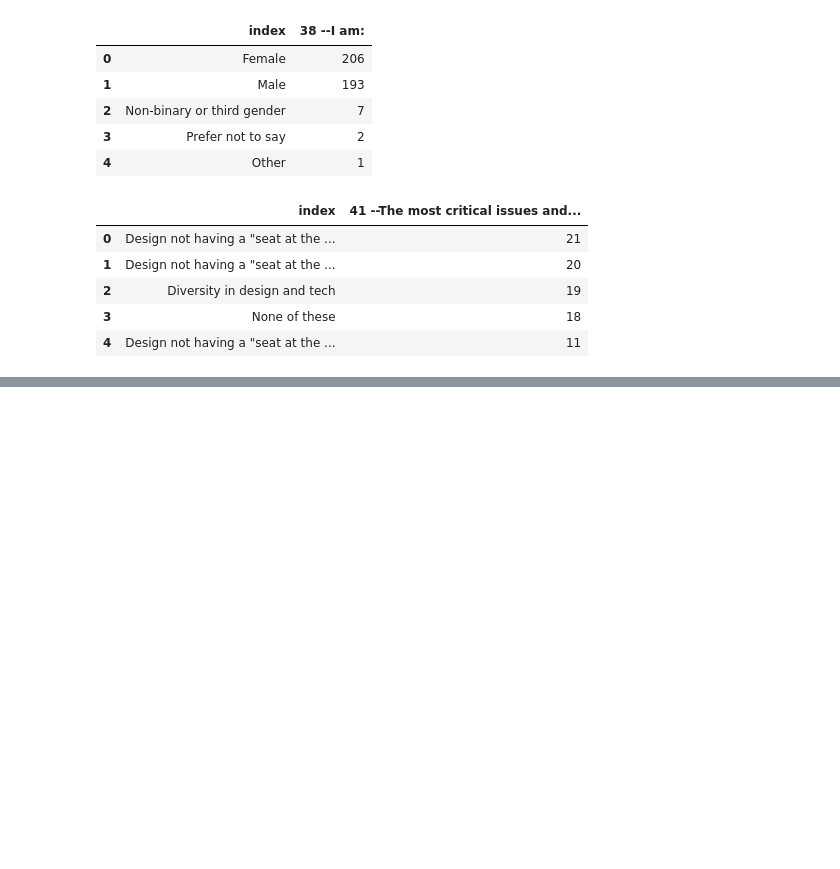
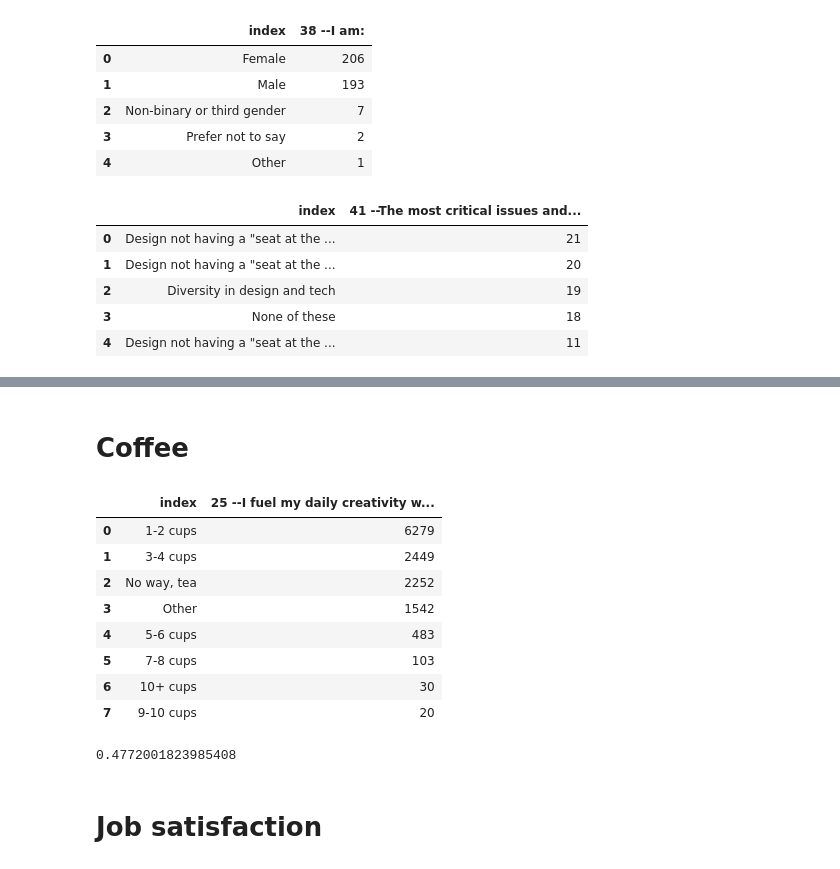
Before and after one commit to helloeujin/python, a Jupyter notebook: design.ipynb, the cells around one changed output, grey strips where cells are left out. Saved outputs shown, nothing was run; the diff lists cells and outputs as text; code cells hidden in the pictures; blank space fills up the shorter version.

Commit message:
paygap, job satisfaction, coffee

```diff
--- a/design.ipynb
+++ b/design.ipynb
@@ -185,0 +347,20 @@ black_challenges.value_counts().sort_values(ascending=False).reset_index().head(
+# %% [markdown]
+# Coffee
+# %%
+data['25 --I fuel my daily creativity with coffee:'].value_counts().reset_index()
+# %% [output]
+|  | index | 25 --I fuel my daily creativity w... |
+| 0 | 1-2 cups | 6279 |
+| 1 | 3-4 cups | 2449 |
+| 2 | No way, tea | 2252 |
+| 3 | Other | 1542 |
+| 4 | 5-6 cups | 483 |
+| 5 | 7-8 cups | 103 |
+| 6 | 10+ cups | 30 |
+| 7 | 9-10 cups | 20 |
+# %%
+float(6279)/total
+# %% [output]
+0.4772001823985408
+# %% [markdown]
+# Job satisfaction
```
Also changed, not shown: parts of 43 cells of this notebook.
